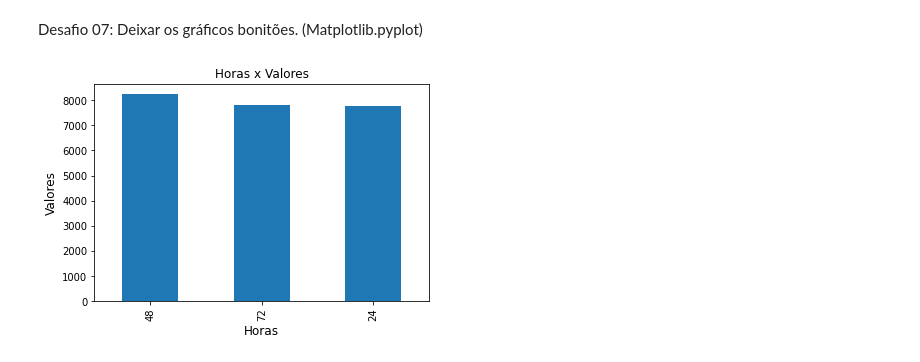
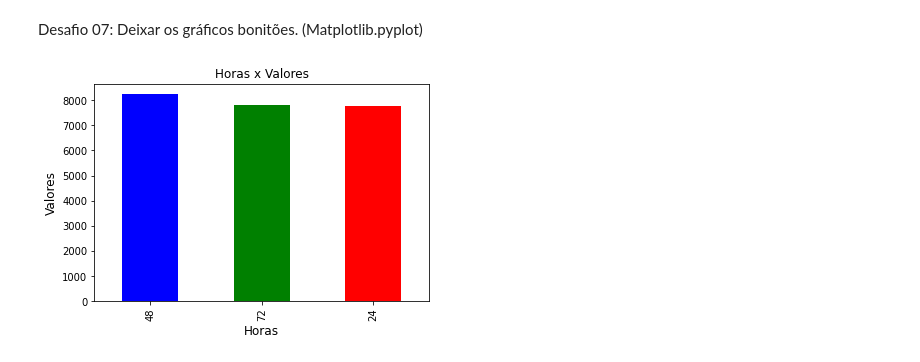
Before and after one commit to Kur1sutaru/imersaodados3, a Jupyter notebook: Copy_of_Aula_01.ipynb, the cells around one changed output. Drawn from its saved outputs; the diff is of its cells as text; code cells hidden in the pictures.

```diff
--- a/Copy_of_Aula_01.ipynb
+++ b/Copy_of_Aula_01.ipynb
@@ -431,10 +431,10 @@ dados
 Desafio 07: Deixar os gráficos bonitões. (Matplotlib.pyplot)
 # %%
 import matplotlib.pyplot as plt
-dados['tempo'].value_counts().plot.bar()
+dados['tempo'].value_counts().plot.bar(color = ["b", "g", "r"])
 plt.title("Horas x Valores", fontsize = 12)
 plt.xlabel("Horas", fontsize = 12)
 plt.ylabel("Valores", fontsize = 12)
 plt.show()
 # %% [output]
-[figure, old version]
+[figure, new version]
```
